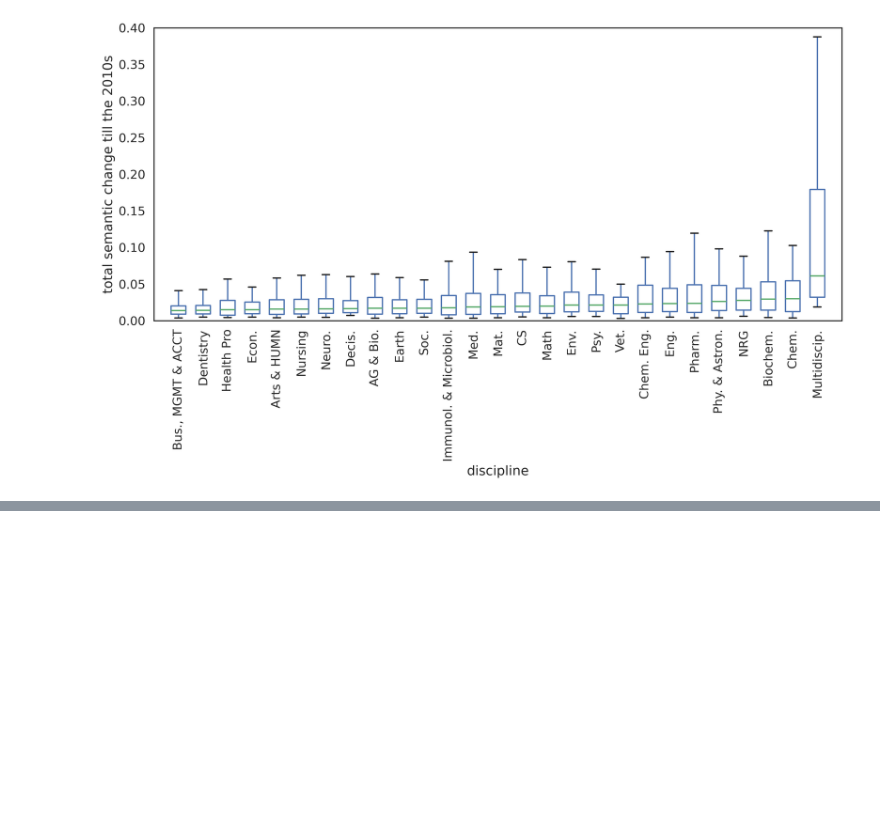
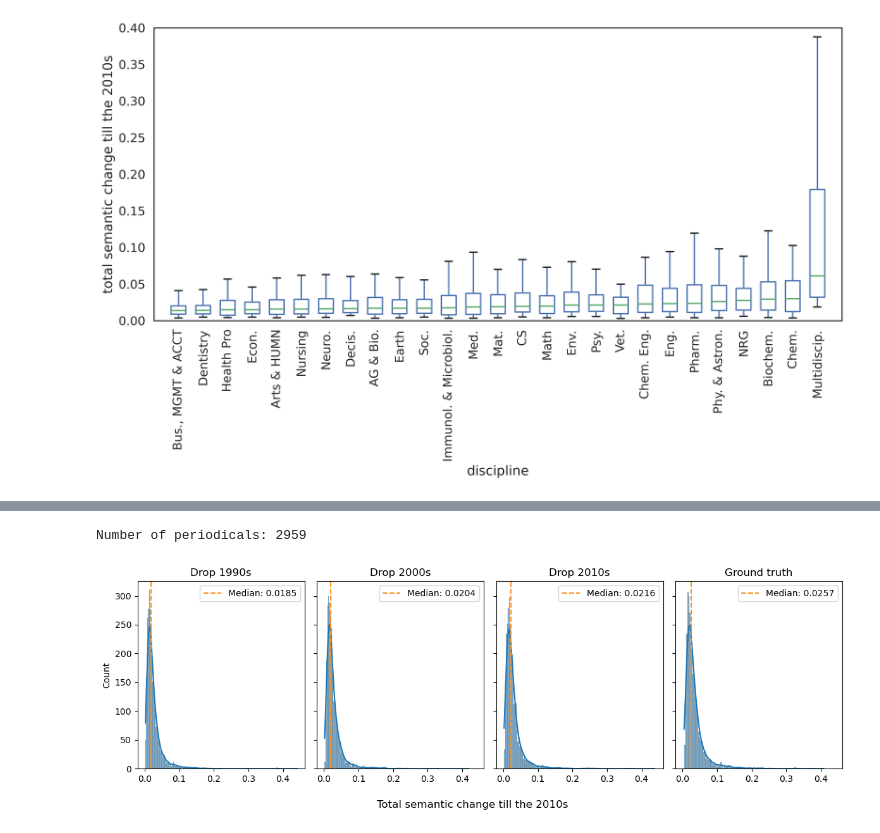
Before and after one commit to netknowledge/diachronic-p2v, a Jupyter notebook: figures/semantic_change/local_semantic_change_k_10.ipynb, the cells around one changed output, grey strips where cells are left out. Drawn from its saved outputs; the diff is of its cells as text; code cells hidden in the pictures; blank space fills up the shorter version.

```diff
--- a/figures/semantic_change/local_semantic_change_k_10.ipynb
+++ b/figures/semantic_change/local_semantic_change_k_10.ipynb
@@ -744,0 +797,31 @@ g3.get_figure().savefig('total_local_semantic_change_by_discipline_k_10.pdf',
+# %%
+import seaborn as sns
+
+# 创建子图
+fig, axes = plt.subplots(1, 7-start_idx, figsize=(3*(7-start_idx), 4), sharex=True, sharey=True)  # 1行5列的子图
+
+# 遍历每个数组，并在各自的子图中绘制直方图
+median_list = []
+for i, data in enumerate(all_results):
+    sns.histplot(data, kde=True, ax=axes[i])
+    median = np.median(data)
+    median_list.append(median)
+    axes[i].axvline(median, color='#FC9320', linestyle='--', label=f'Median: {median:.4f}')
+    axes[i].set_title(f'Drop {change_list[i+start_idx][-5:]}')
+
+sns.histplot(local_semantic_change_df[local_semantic_change_df.start_idx==start_idx].total_semantic_change_2010s, kde=True, ax=axes[6-start_idx])
+median_original = local_semantic_change_df[local_semantic_change_df.start_idx==start_idx].total_semantic_change_2010s.median()
+axes[6-start_idx].axvline(median_original, color='#FC9320', linestyle='--', label=f'Median: {median_original:.4f}')
+axes[6-start_idx].set_title('Ground truth')
+axes[6-start_idx].set_xlabel('')
+
+print('Number of periodicals:', len(local_semantic_change_df[local_semantic_change_df.start_idx==start_idx]))
+
+fig.supxlabel('Total semantic change till the 2010s')
+plt.tight_layout()
+for ax in axes:
+    ax.legend()
+plt.show()
+# %% [output]
+Number of periodicals: 2959
+[figure, added]
```
Also changed, not shown: parts of 18 cells of this notebook, 3 other files.
